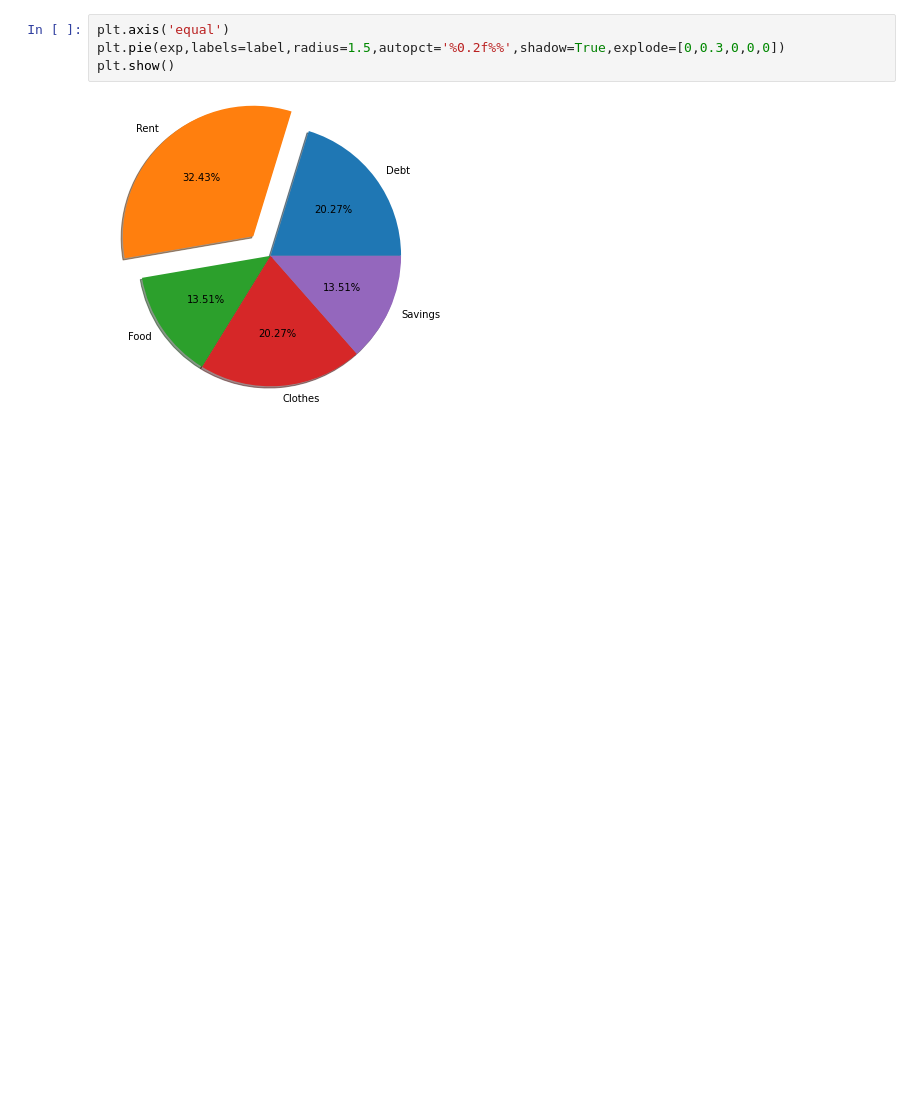
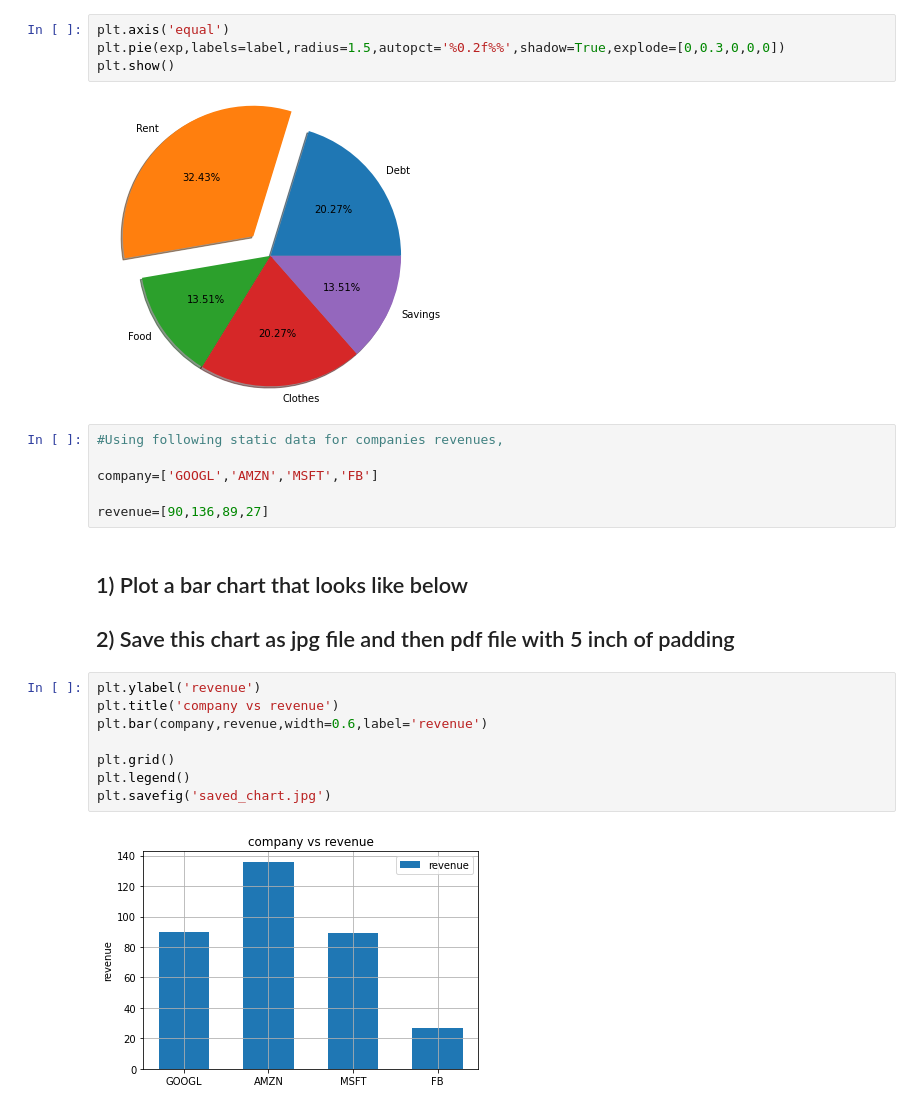
Before and after one commit to divyampandey/matplotlib, a Jupyter notebook: Matplotlib-Basics.ipynb, the cells around one changed output. Drawn from its saved outputs; the diff is of its cells as text; blank space fills up the shorter version.

```diff
--- a/Matplotlib-Basics.ipynb
+++ b/Matplotlib-Basics.ipynb
@@ -150,3 +150,25 @@ plt.pie(exp,labels=label,radius=1.5,autopct='%0.2f%%',shadow=True,explode=[0,0.3
 plt.show()
 # %% [output]
 [figure]
+# %%
+#Using following static data for companies revenues,
+
+company=['GOOGL','AMZN','MSFT','FB']
+
+revenue=[90,136,89,27]
+# %% [markdown]
+
+
+## 1) Plot a bar chart that looks like below
+
+## 2) Save this chart as jpg file and then pdf file with 5 inch of padding
+# %%
+plt.ylabel('revenue')
+plt.title('company vs revenue')
+plt.bar(company,revenue,width=0.6,label='revenue')
+
+plt.grid()
+plt.legend()
+plt.savefig('saved_chart.jpg')
+# %% [output]
+[figure, added]
```
